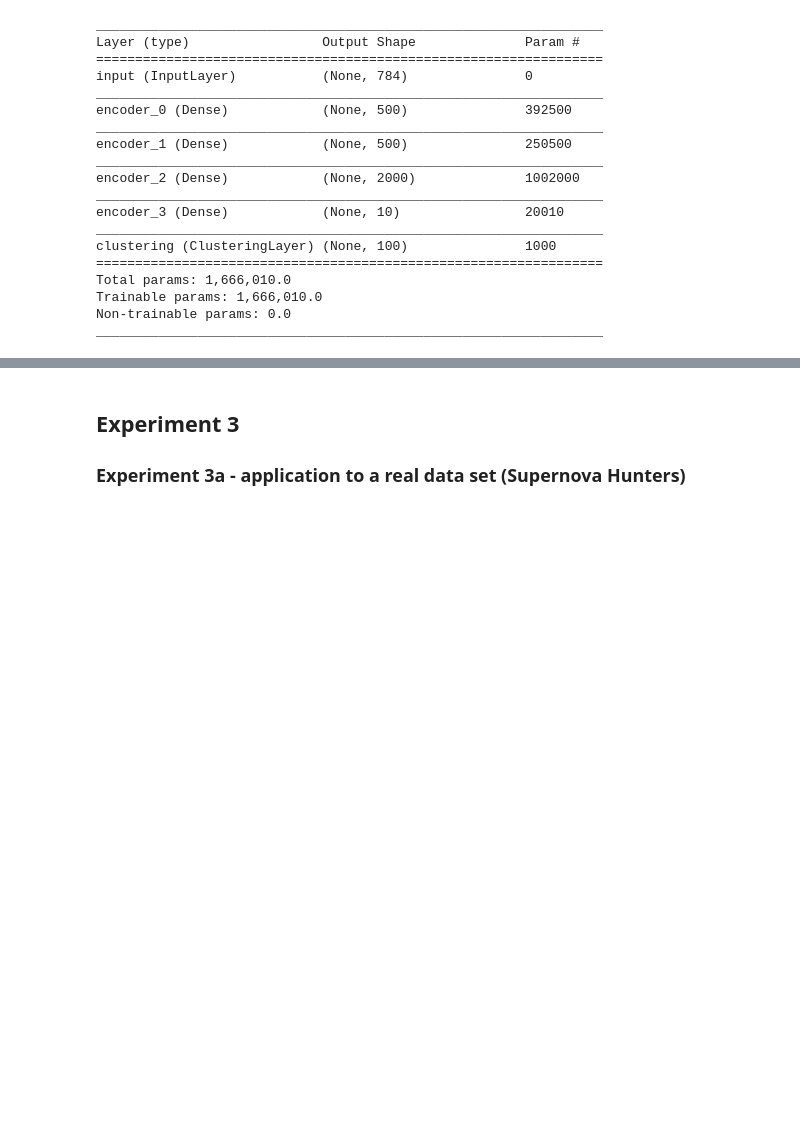
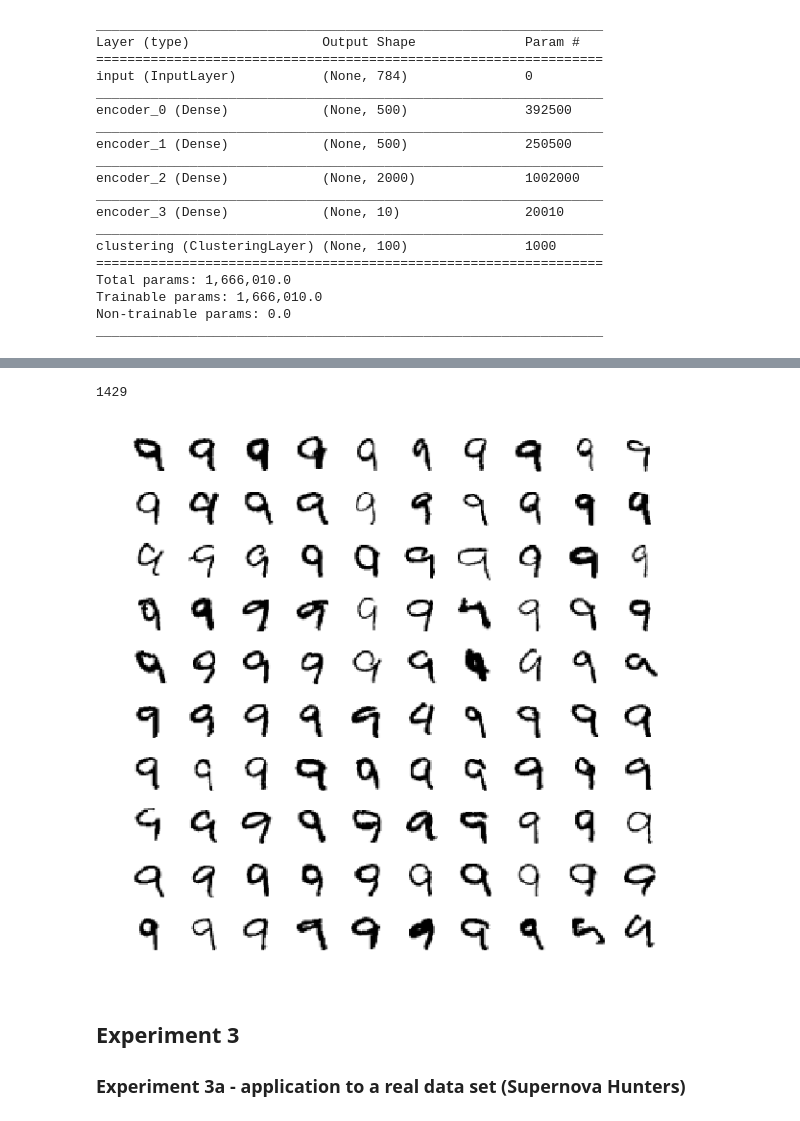
Before and after one commit to dwright04/machine_augmented_classification, a Jupyter notebook: notebooks/Unsupervised_Deep_Embedding_Clustering_for_Zooniverse.ipynb, the cells around one changed output, grey strips where cells are left out. Cells and saved outputs as stored; diff of their text form; code cells hidden in the pictures; blank space fills up the shorter version.

```diff
--- a/notebooks/Unsupervised_Deep_Embedding_Clustering_for_Zooniverse.ipynb
+++ b/notebooks/Unsupervised_Deep_Embedding_Clustering_for_Zooniverse.ipynb
@@ -885,3 +907,8 @@ plotCluster(y_pred, 48, x, 28, limit=100)
+# %%
+plotCluster(y_pred, 71, x, 28, limit=100)
+# %% [output]
+1429
+[figure, added]
 # %% [markdown]
 ## Experiment 3
 ### Experiment 3a - application to a real data set (Supernova Hunters)
```
Also changed, not shown: parts of 15 cells of this notebook.
